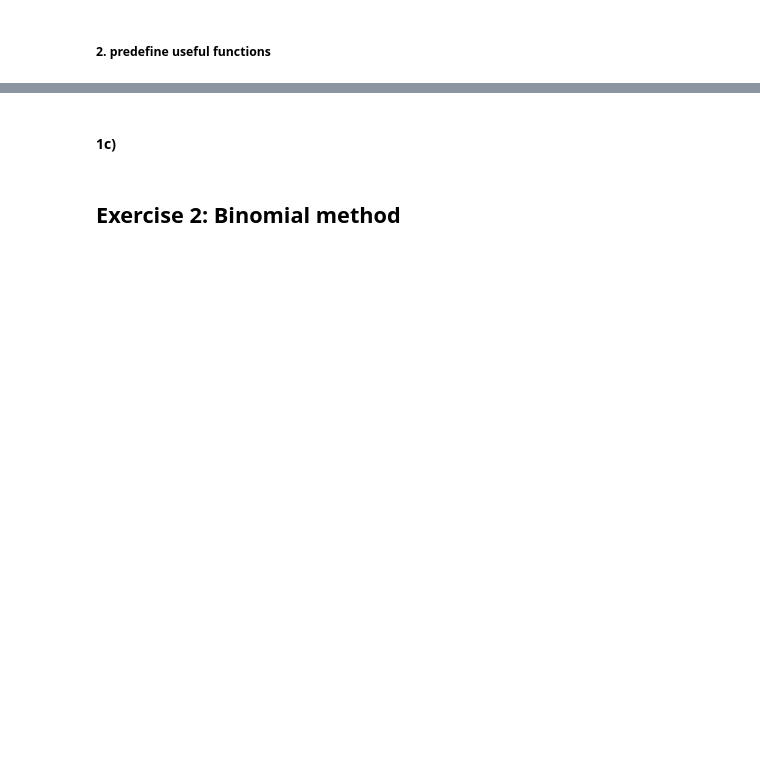
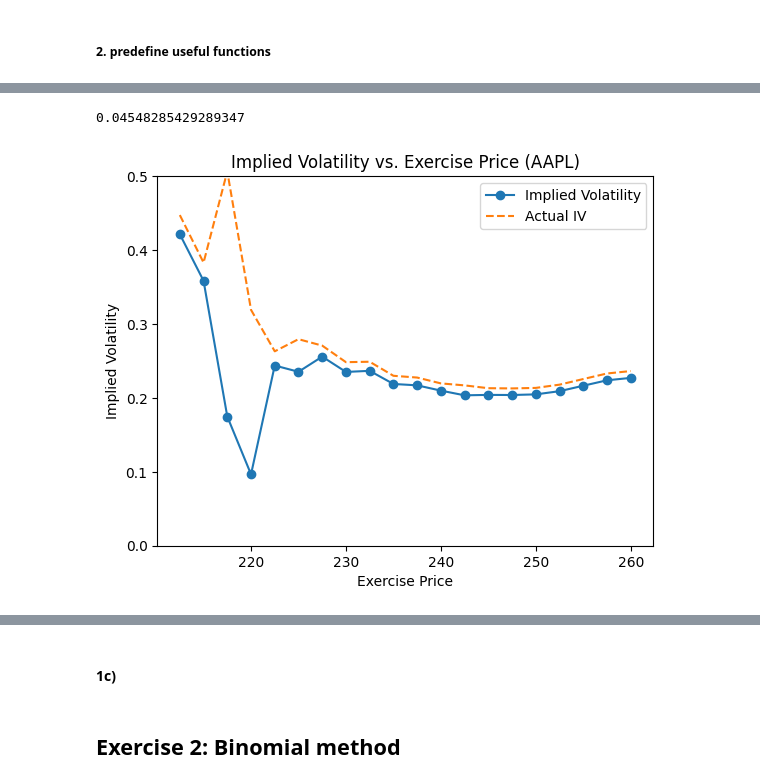
Before and after one commit to andreist3fan/ovmHW2, a Jupyter notebook: jupyter/homework.ipynb, the cells around one changed output, grey strips where cells are left out. Saved outputs shown, nothing was run; the diff lists cells and outputs as text; code cells hidden in the pictures; blank space fills up the shorter version.

```diff
--- a/jupyter/homework.ipynb
+++ b/jupyter/homework.ipynb
@@ -167,0 +232,31 @@ def rfrate(T_option):
+# %%
+impl_vol_AAPL = []
+T_option = 14/365
+r = rfrate(T_option)/100
+S0 = 236.85
+print(r)
+for i in range(0, len(AAPL_calls_24_01)):
+    E = AAPL_calls_24_01['Strike'][i]
+    C_true = AAPL_calls_24_01['Last'][i]
+
+    implied_volatility = newtons_method_volatility(S0, E, r, T_option, C_true)
+    impl_vol_AAPL.append(implied_volatility)
+strike = np.array(AAPL_calls_24_01['Strike'])
+impl_vol_AAPL = np.array(impl_vol_AAPL)
+#replace large values with nan
+impl_vol_AAPL[impl_vol_AAPL > 1] = np.nan
+impl_vol_AAPL[impl_vol_AAPL < 0] = np.nan
+#print(strike)
+#print(impl_vol_AAPL)
+plt.plot(strike, impl_vol_AAPL, 'o-', label='Implied Volatility')
+plt.plot(strike,AAPL_calls_24_01["IV"], '--', label='Actual IV')
+#plt.axvline(x=S0, color='r', linestyle='--', label='Current Asset Price')
+plt.ylim(0, 0.5)
+plt.xlabel('Exercise Price')
+plt.ylabel('Implied Volatility')
+plt.title('Implied Volatility vs. Exercise Price (AAPL)')
+plt.legend()
+plt.show()
+# %% [output]
+0.04548285429289347
+[figure, added]
```
Also changed, not shown: parts of 11 cells of this notebook.
